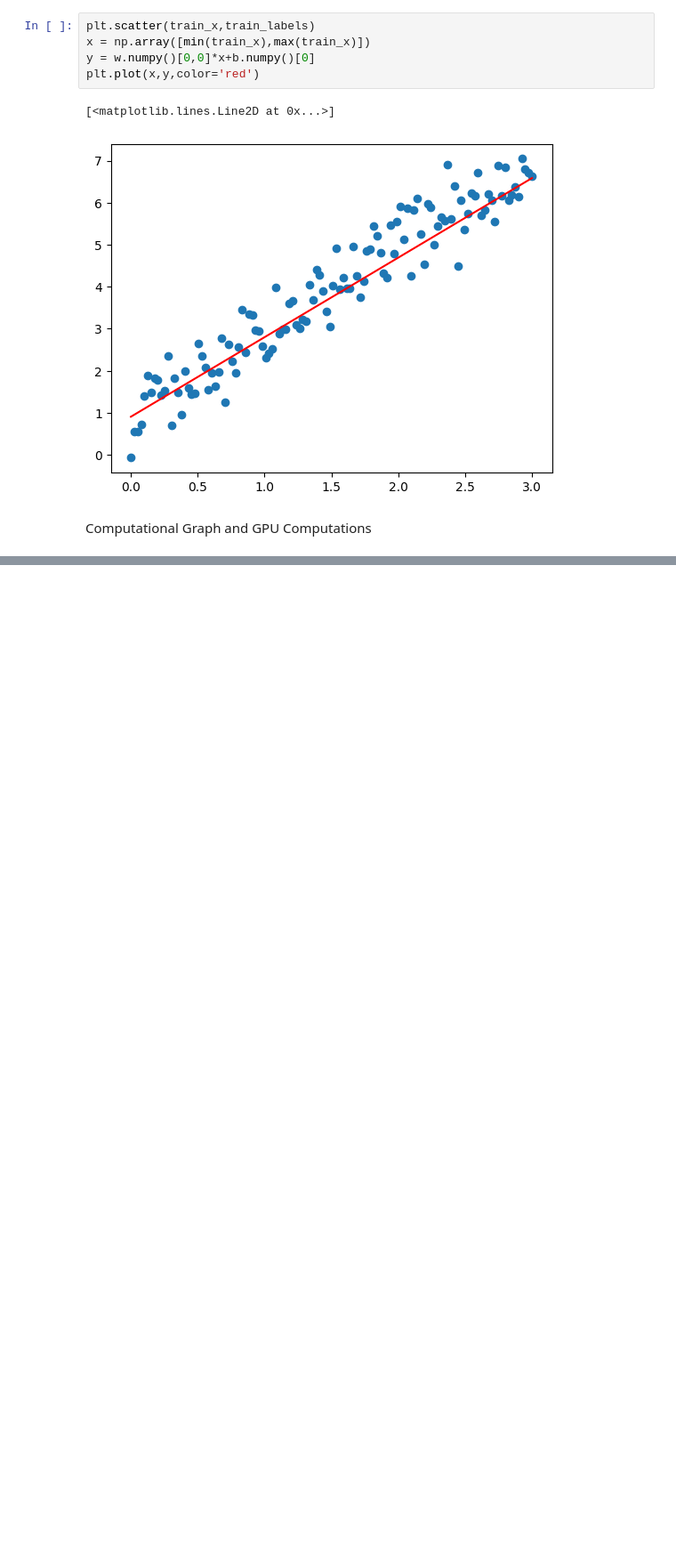
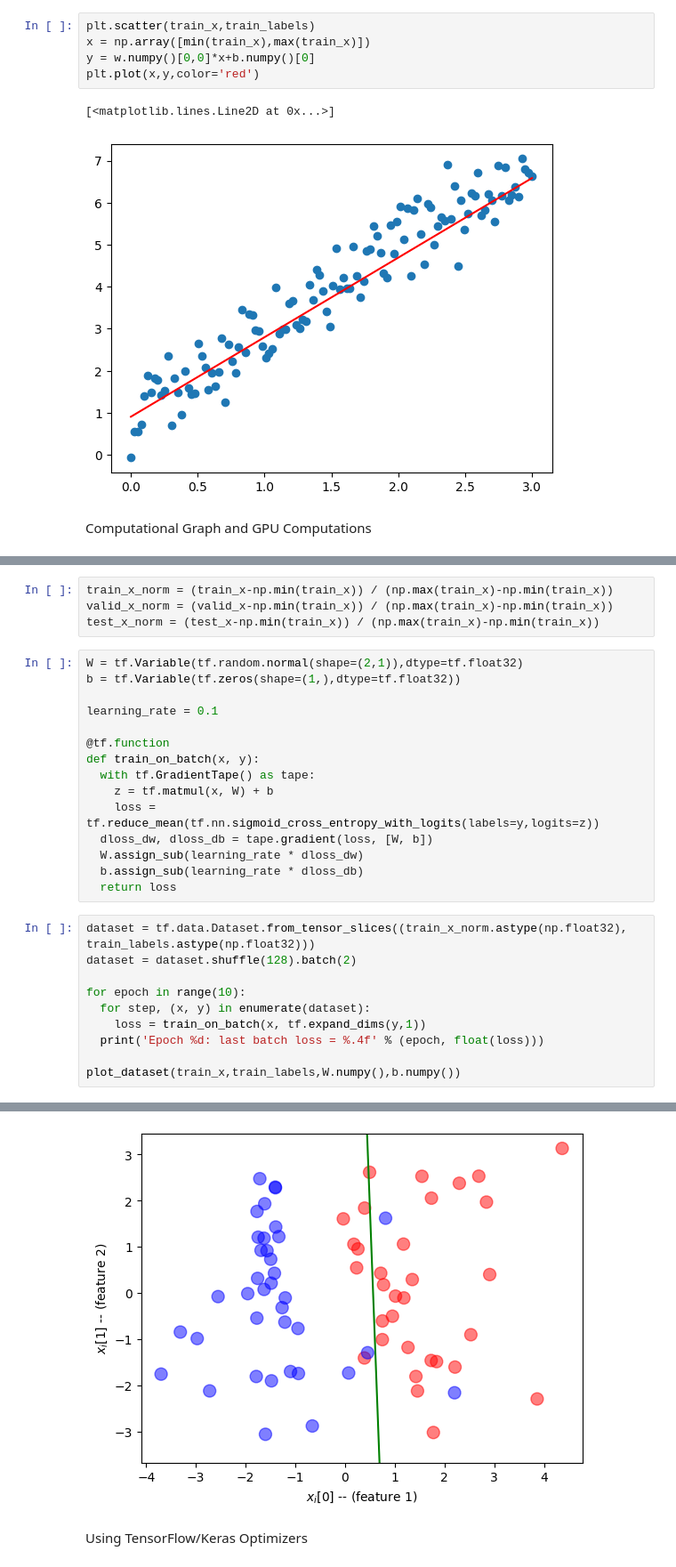
Before and after one commit to jsandtangen/Anvendt-AI---Deep-Learning, a Jupyter notebook: NeuralNetworks/Neural_Network_Frameworks/keras_TF.ipynb, the cells around one changed output, grey strips where cells are left out. Shown at 89% size. Cells and saved outputs as stored; diff of their text form; blank space fills up the shorter version.

```diff
--- a/NeuralNetworks/Neural_Network_Frameworks/keras_TF.ipynb
+++ b/NeuralNetworks/Neural_Network_Frameworks/keras_TF.ipynb
@@ -84,0 +121,30 @@ def train_on_batch(x, y):
+# %%
+train_x_norm = (train_x-np.min(train_x)) / (np.max(train_x)-np.min(train_x))
+valid_x_norm = (valid_x-np.min(train_x)) / (np.max(train_x)-np.min(train_x))
+test_x_norm = (test_x-np.min(train_x)) / (np.max(train_x)-np.min(train_x))
+# %%
+W = tf.Variable(tf.random.normal(shape=(2,1)),dtype=tf.float32)
+b = tf.Variable(tf.zeros(shape=(1,),dtype=tf.float32))
+
+learning_rate = 0.1
+
+@tf.function
+def train_on_batch(x, y):
+  with tf.GradientTape() as tape:
+    z = tf.matmul(x, W) + b
+    loss = tf.reduce_mean(tf.nn.sigmoid_cross_entropy_with_logits(labels=y,logits=z))
+  dloss_dw, dloss_db = tape.gradient(loss, [W, b])
+  W.assign_sub(learning_rate * dloss_dw)
+  b.assign_sub(learning_rate * dloss_db)
+  return loss
+# %%
+dataset = tf.data.Dataset.from_tensor_slices((train_x_norm.astype(np.float32), train_labels.astype(np.float32)))
+dataset = dataset.shuffle(128).batch(2)
+
+for epoch in range(10):
+  for step, (x, y) in enumerate(dataset):
+    loss = train_on_batch(x, tf.expand_dims(y,1))
+  print('Epoch %d: last batch loss = %.4f' % (epoch, float(loss)))
+
+plot_dataset(train_x,train_labels,W.numpy(),b.numpy())
+# %% [output]
@@ -84,0 +161,3 @@ def train_on_batch(x, y):
+[figure, added]
+# %% [markdown]
+Using TensorFlow/Keras Optimizers
```
Also changed, not shown: parts of 5 cells of this notebook.
